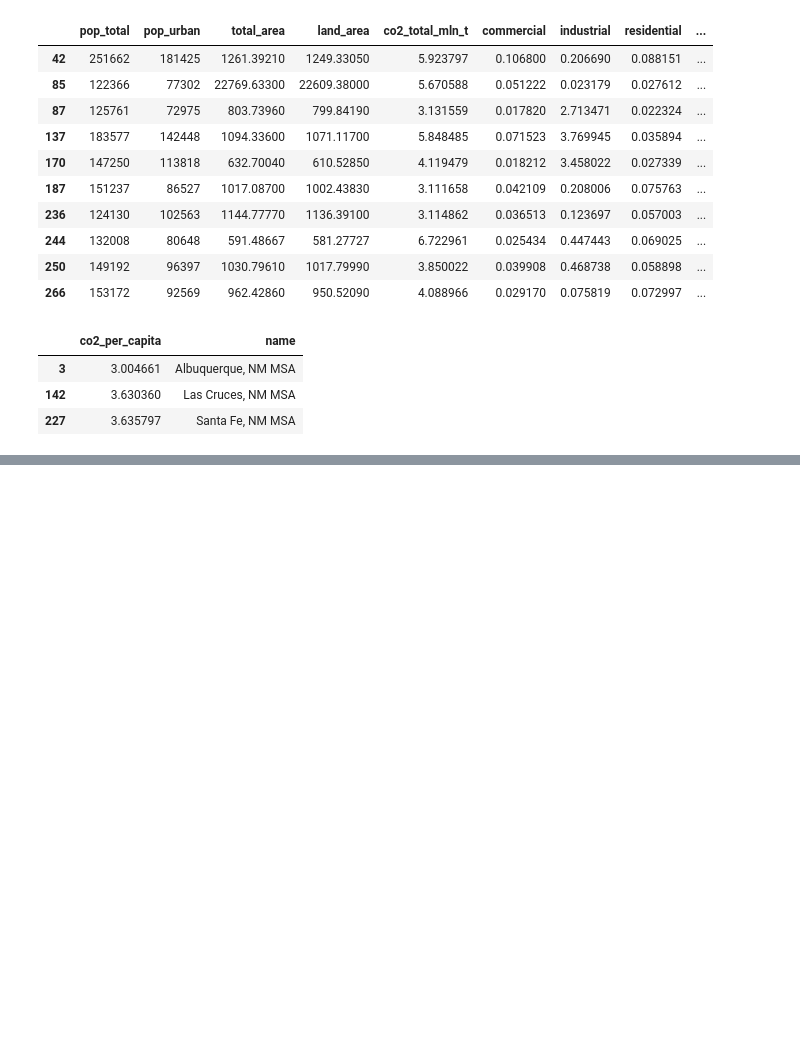
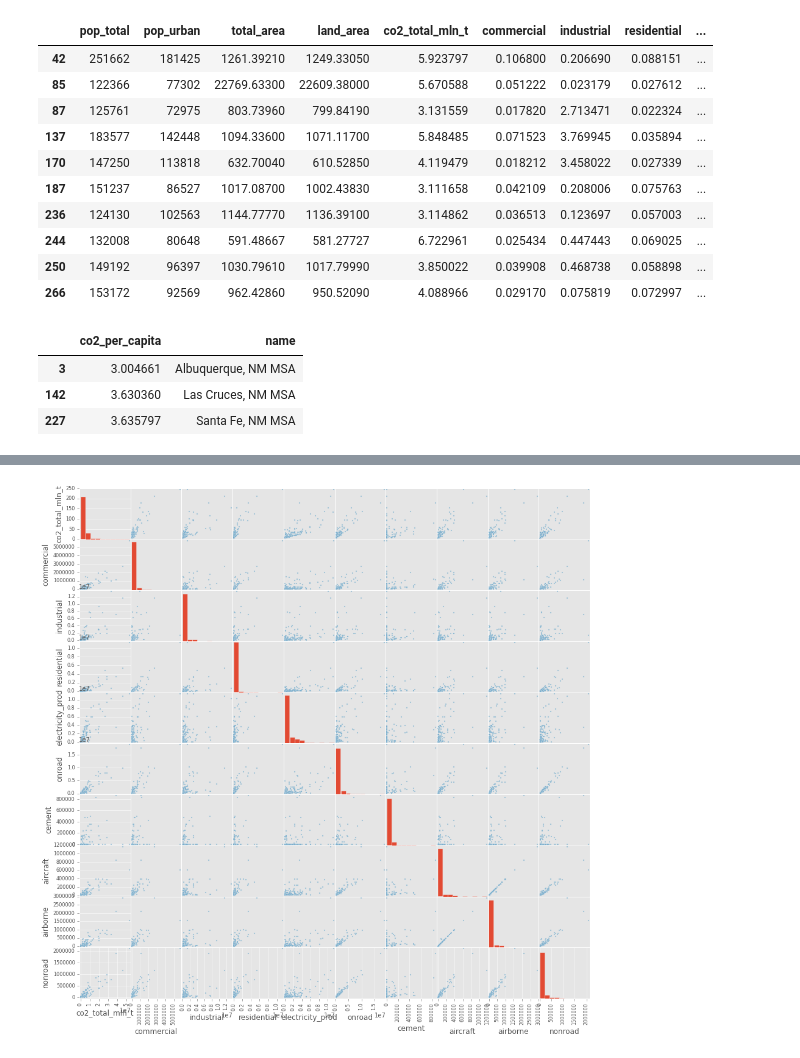
Before and after one commit to pvarsh/foundations-a4, a Jupyter notebook: assignment-4.ipynb, the cells around one changed output, grey strips where cells are left out. Cells and saved outputs as stored; diff of their text form; code cells hidden in the pictures; blank space fills up the shorter version.

```diff
--- a/assignment-4.ipynb
+++ b/assignment-4.ipynb
@@ -566,0 +604,5 @@ mt[['co2_per_capita', 'name']][pd.notnull(mt.name.str.extract('(NM)'))]
+# %%
+scatter_matrix(mtCO2, diagonal='hist', figsize = (15, 15))
+plt.show()
+# %% [output]
+[figure, added]
```
Also changed, not shown: parts of 15 cells of this notebook.
